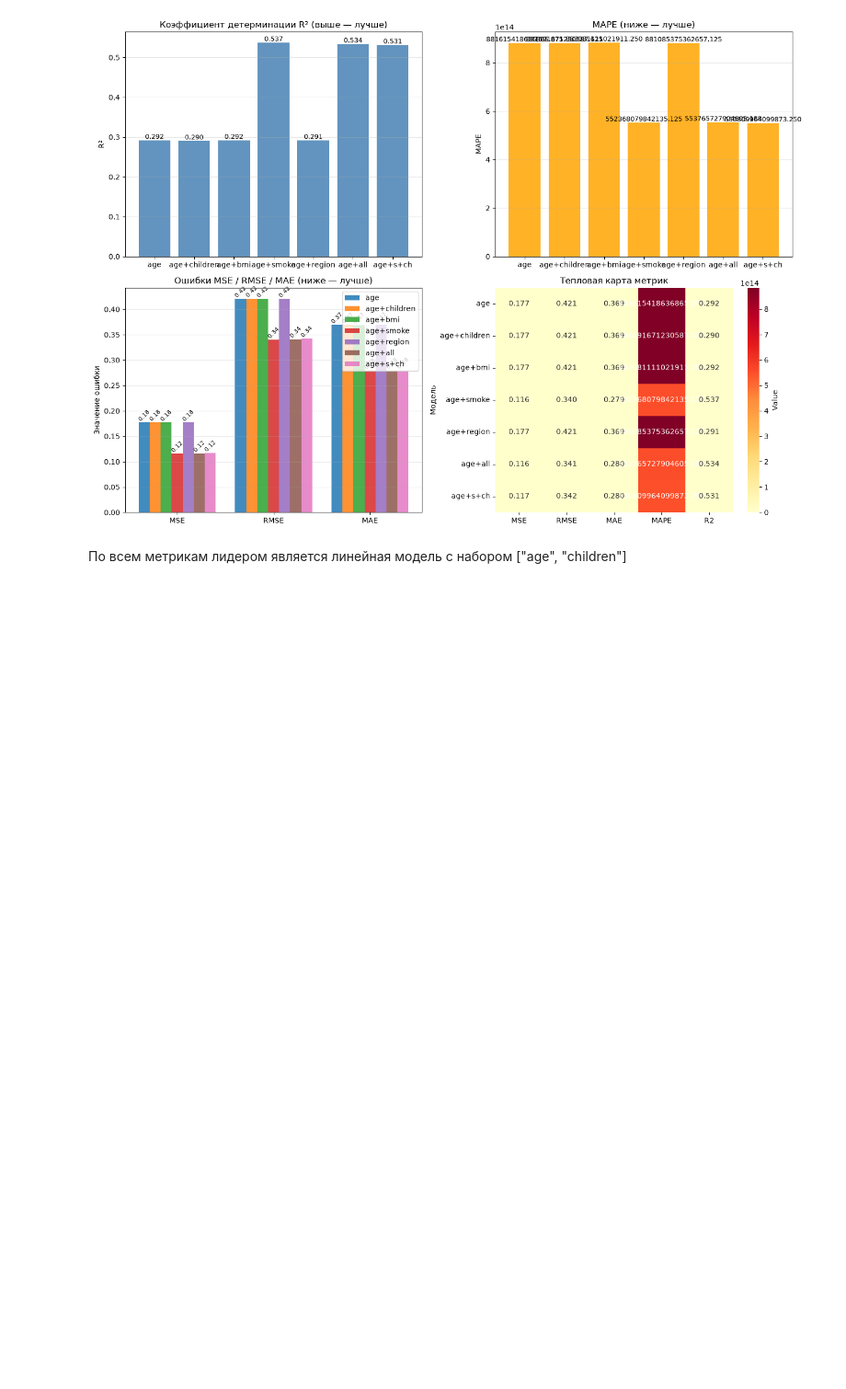
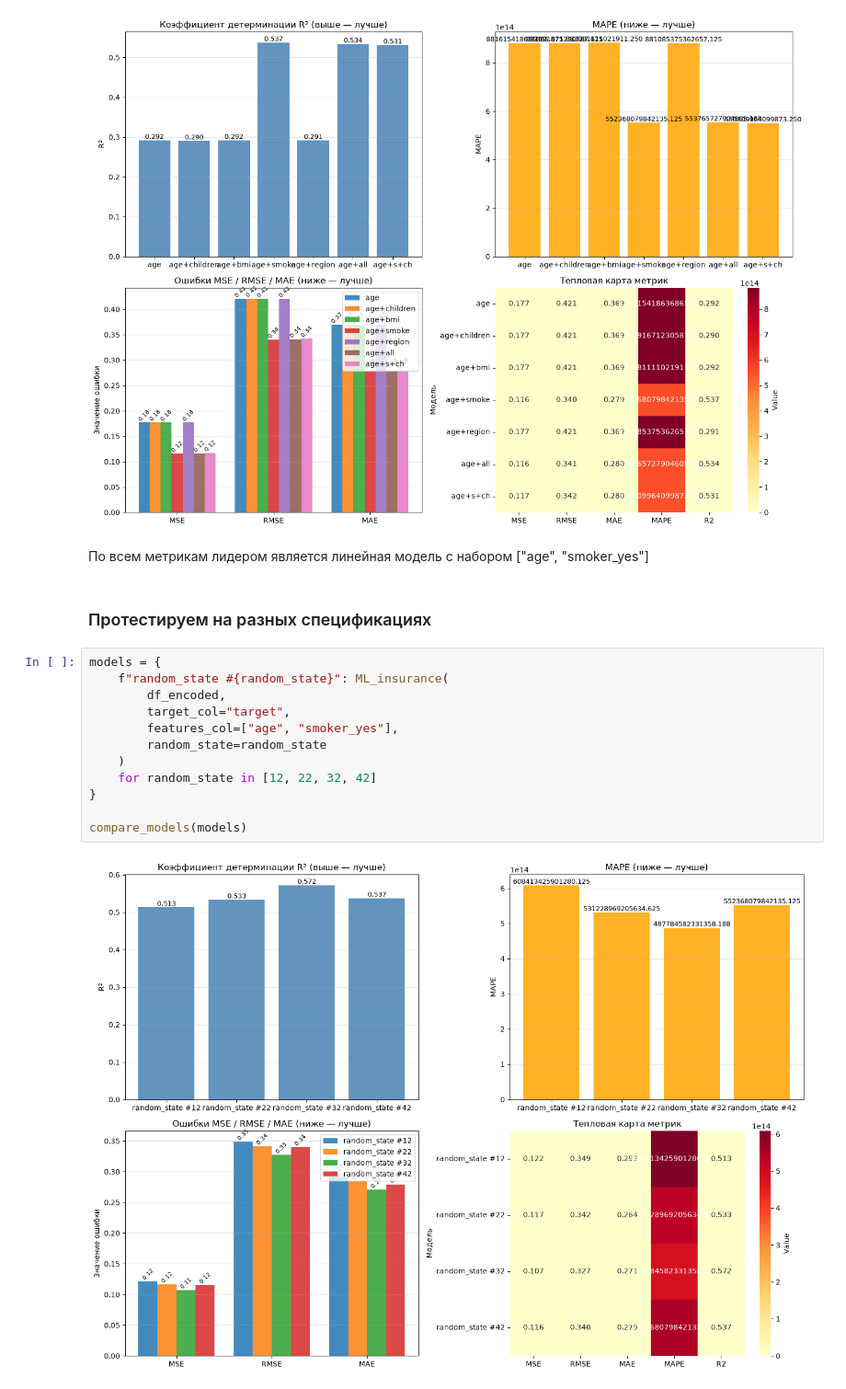
Before and after one commit to ceteravincis/dz_regressii_lin, a Jupyter notebook: dz_regressiya_0.ipynb, the cells around one changed output. Shown at 92% size. Drawn from its saved outputs; the diff is of its cells as text; blank space fills up the shorter version.

```diff
--- a/dz_regressiya_0.ipynb
+++ b/dz_regressiya_0.ipynb
@@ -334,4 +334,20 @@ compare_models(models)
 # %% [output]
 [figure]
 # %% [markdown]
-По всем метрикам лидером является линейная модель с набором ["age", "children"]
+По всем метрикам лидером является линейная модель с набором ["age", "smoker_yes"]
+# %% [markdown]
+### Протестируем на разных спецификациях
+# %%
+models = {
+    f"random_state #{random_state}": ML_insurance(
+        df_encoded,
+        target_col="target",
+        features_col=["age", "smoker_yes"],
+        random_state=random_state
+    )
+    for random_state in [12, 22, 32, 42]
+}
+
+compare_models(models)
+# %% [output]
+[figure, added]
```
Also changed, not shown: parts of 1 cell of this notebook.
